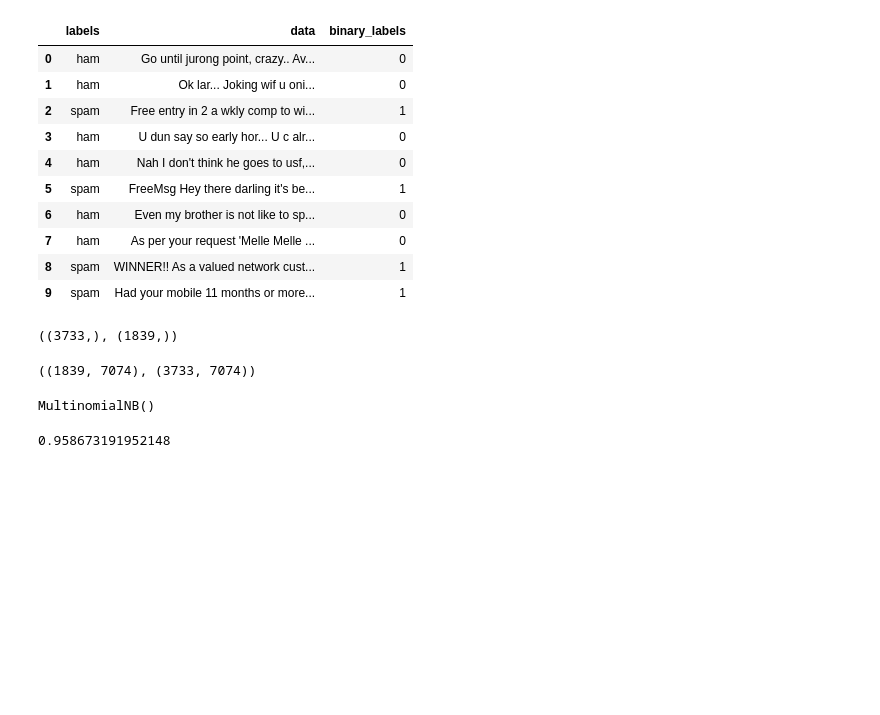
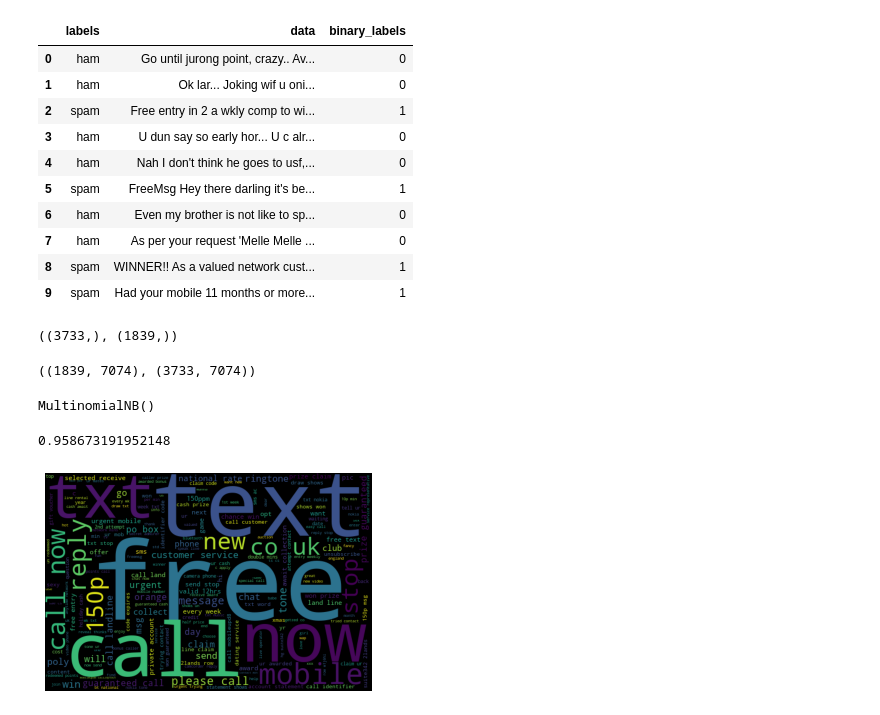
Before and after one commit to mralamdari/NLP-Spam-Detector, a Jupyter notebook: NLP_Spam_Detector.ipynb, the cells around one changed output. Cells and saved outputs as stored; diff of their text form; code cells hidden in the pictures; blank space fills up the shorter version.

```diff
--- a/NLP_Spam_Detector.ipynb
+++ b/NLP_Spam_Detector.ipynb
@@ -171,0 +175,15 @@ model.score(X_test, y_test)
+# %%
+def visualize(label):
+  words = ''
+  selected_part = data[data['labels']==label]['data']
+  for p in selected_part:
+    msg = p.lower()
+    words += msg + ' '
+  wordcloud = WordCloud(width=600, height=400).generate(words)
+  plt.imshow(wordcloud)
+  plt.axis('off')
+  plt.show()
+# %%
+visualize('spam')
+# %% [output]
+[figure, added]
```
Also changed, not shown: parts of 3 cells of this notebook.
